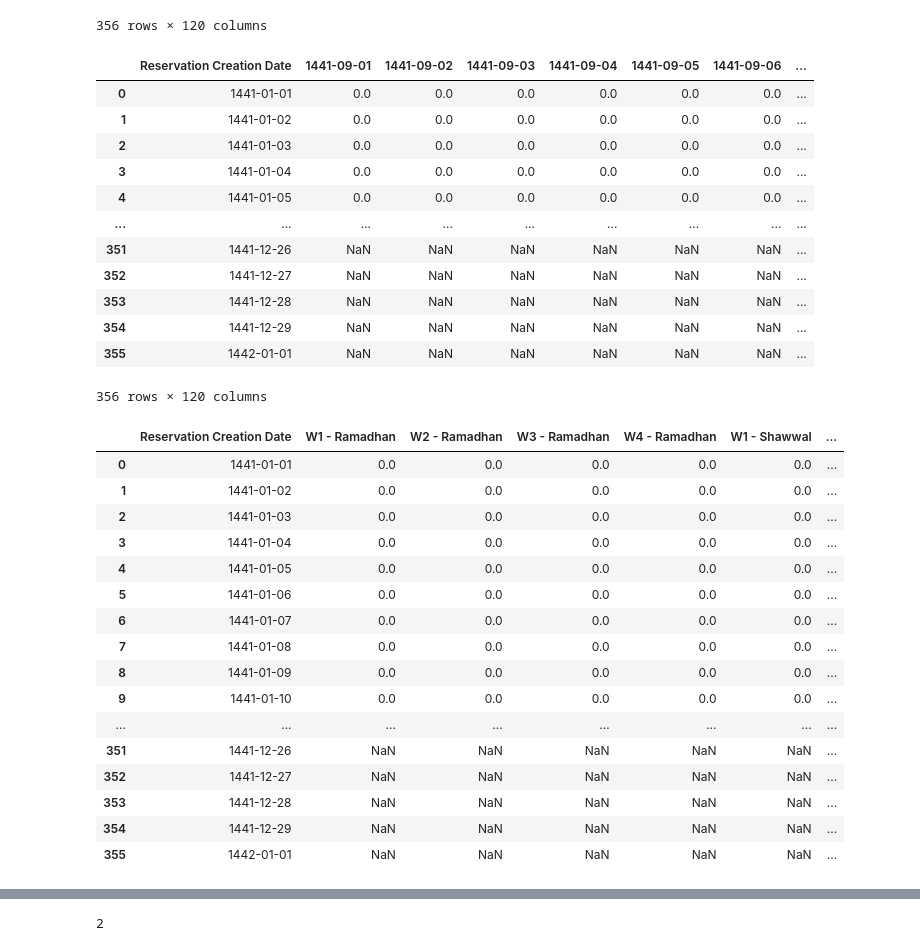
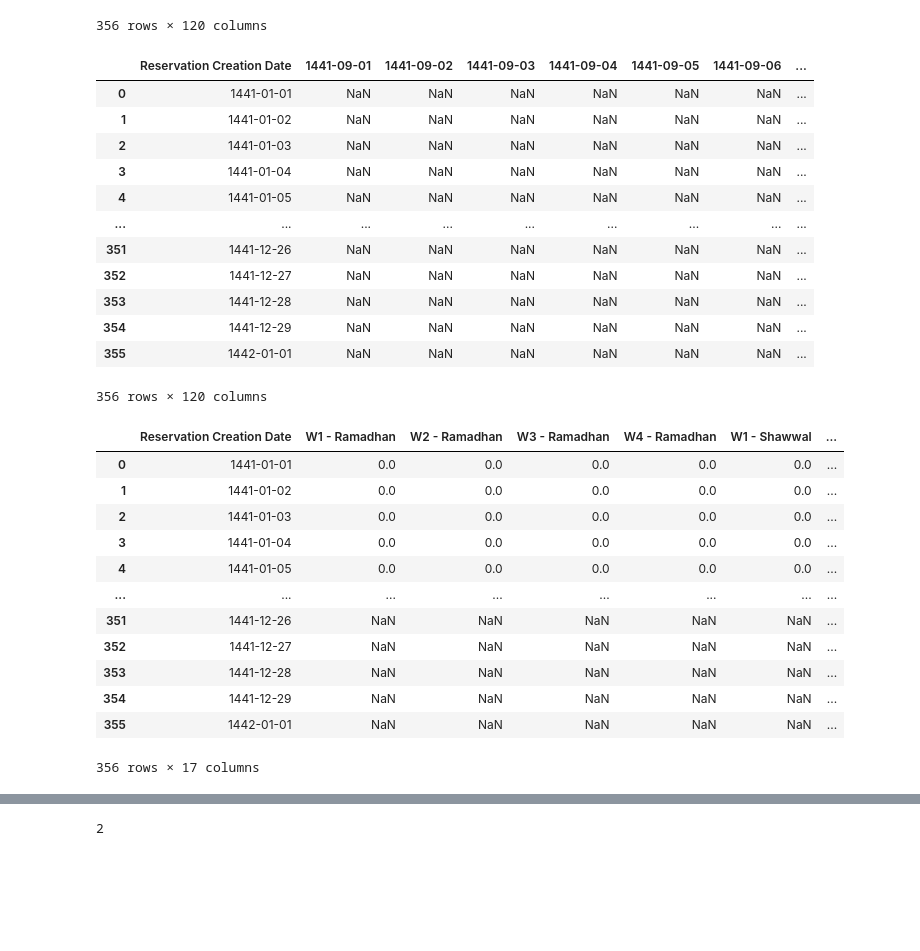
Before and after one commit to Ziadmohamed345/k2s-hotel-reservation, a Jupyter notebook: util-res-task/util-res-data-prep.ipynb, the cells around one changed output, grey strips where cells are left out. Cells and saved outputs as stored; diff of their text form; code cells hidden in the pictures; blank space fills up the shorter version.

Commit message:
created non accum dfs <3 :*

```diff
--- a/util-res-task/util-res-data-prep.ipynb
+++ b/util-res-task/util-res-data-prep.ipynb
@@ -386,7 +386,9 @@ def calculate_target_dates_accumulation(target_dates_history_dfs):
             ...
             365                1445-01-01         NaN         NaN         NaN         NaN         NaN
     """
-    target_dates_accum_history_dfs = target_dates_history_dfs.copy()
+    target_dates_accum_history_dfs = []
+    for df in target_dates_history_dfs:
+        target_dates_accum_history_dfs.append(df.copy())
 
     for tdacc_df in target_dates_accum_history_dfs:
         # cumulatively add each row to the row below it
@@ -411,14 +413,14 @@ def display_full_df(df):
     with pd.option_context('display.max_rows', None, 'display.max_columns', None):
         display(df)
 # %%
-target_dates_accum_history_dfs[0]
+target_dates_history_dfs[0]
 # %% [output]
 |  | Reservation Creation Date | 1441-09-01 | 1441-09-02 | 1441-09-03 | 1441-09-04 | 1441-09-05 | 1441-09-06 | ... |
-| 0 | 1441-01-01 | 0.0 | 0.0 | 0.0 | 0.0 | 0.0 | 0.0 | ... |
-| 1 | 1441-01-02 | 0.0 | 0.0 | 0.0 | 0.0 | 0.0 | 0.0 | ... |
-| 2 | 1441-01-03 | 0.0 | 0.0 | 0.0 | 0.0 | 0.0 | 0.0 | ... |
-| 3 | 1441-01-04 | 0.0 | 0.0 | 0.0 | 0.0 | 0.0 | 0.0 | ... |
-| 4 | 1441-01-05 | 0.0 | 0.0 | 0.0 | 0.0 | 0.0 | 0.0 | ... |
+| 0 | 1441-01-01 | NaN | NaN | NaN | NaN | NaN | NaN | ... |
+| 1 | 1441-01-02 | NaN | NaN | NaN | NaN | NaN | NaN | ... |
+| 2 | 1441-01-03 | NaN | NaN | NaN | NaN | NaN | NaN | ... |
+| 3 | 1441-01-04 | NaN | NaN | NaN | NaN | NaN | NaN | ... |
+| 4 | 1441-01-05 | NaN | NaN | NaN | NaN | NaN | NaN | ... |
 | ... | ... | ... | ... | ... | ... | ... | ... | ... |
 | 351 | 1441-12-26 | NaN | NaN | NaN | NaN | NaN | NaN | ... |
 | 352 | 1441-12-27 | NaN | NaN | NaN | NaN | NaN | NaN | ... |
@@ -512,23 +514,19 @@ for df in weekly_target_dates_accum_dfs:
-# %%
-display_full_df(weekly_target_dates_accum_dfs[0])
-# %% [output]
-|  | Reservation Creation Date | W1 - Ramadhan | W2 - Ramadhan | W3 - Ramadhan | W4 - Ramadhan | W1 - Shawwal | ... |
-| 0 | 1441-01-01 | 0.0 | 0.0 | 0.0 | 0.0 | 0.0 | ... |
-| 1 | 1441-01-02 | 0.0 | 0.0 | 0.0 | 0.0 | 0.0 | ... |
-| 2 | 1441-01-03 | 0.0 | 0.0 | 0.0 | 0.0 | 0.0 | ... |
-| 3 | 1441-01-04 | 0.0 | 0.0 | 0.0 | 0.0 | 0.0 | ... |
-| 4 | 1441-01-05 | 0.0 | 0.0 | 0.0 | 0.0 | 0.0 | ... |
-| 5 | 1441-01-06 | 0.0 | 0.0 | 0.0 | 0.0 | 0.0 | ... |
-| 6 | 1441-01-07 | 0.0 | 0.0 | 0.0 | 0.0 | 0.0 | ... |
-| 7 | 1441-01-08 | 0.0 | 0.0 | 0.0 | 0.0 | 0.0 | ... |
-| 8 | 1441-01-09 | 0.0 | 0.0 | 0.0 | 0.0 | 0.0 | ... |
-| 9 | 1441-01-10 | 0.0 | 0.0 | 0.0 | 0.0 | 0.0 | ... |
-| ... | ... | ... | ... | ... | ... | ... | ... |
-| 351 | 1441-12-26 | NaN | NaN | NaN | NaN | NaN | ... |
-| 352 | 1441-12-27 | NaN | NaN | NaN | NaN | NaN | ... |
-| 353 | 1441-12-28 | NaN | NaN | NaN | NaN | NaN | ... |
-| 354 | 1441-12-29 | NaN | NaN | NaN | NaN | NaN | ... |
-| 355 | 1442-01-01 | NaN | NaN | NaN | NaN | NaN | ... |
+# %%
+weekly_target_dates_accum_dfs[0]
+# %% [output]
+|  | Reservation Creation Date | W1 - Ramadhan | W2 - Ramadhan | W3 - Ramadhan | W4 - Ramadhan | W1 - Shawwal | ... |
+| 0 | 1441-01-01 | 0.0 | 0.0 | 0.0 | 0.0 | 0.0 | ... |
+| 1 | 1441-01-02 | 0.0 | 0.0 | 0.0 | 0.0 | 0.0 | ... |
+| 2 | 1441-01-03 | 0.0 | 0.0 | 0.0 | 0.0 | 0.0 | ... |
+| 3 | 1441-01-04 | 0.0 | 0.0 | 0.0 | 0.0 | 0.0 | ... |
+| 4 | 1441-01-05 | 0.0 | 0.0 | 0.0 | 0.0 | 0.0 | ... |
+| ... | ... | ... | ... | ... | ... | ... | ... |
+| 351 | 1441-12-26 | NaN | NaN | NaN | NaN | NaN | ... |
+| 352 | 1441-12-27 | NaN | NaN | NaN | NaN | NaN | ... |
+| 353 | 1441-12-28 | NaN | NaN | NaN | NaN | NaN | ... |
+| 354 | 1441-12-29 | NaN | NaN | NaN | NaN | NaN | ... |
+| 355 | 1442-01-01 | NaN | NaN | NaN | NaN | NaN | ... |
+356 rows × 17 columns
 # %%
 # visualized example in markdowen below |
 #                                       v
```
Also changed, not shown: parts of 17 cells of this notebook, 6 other files.
